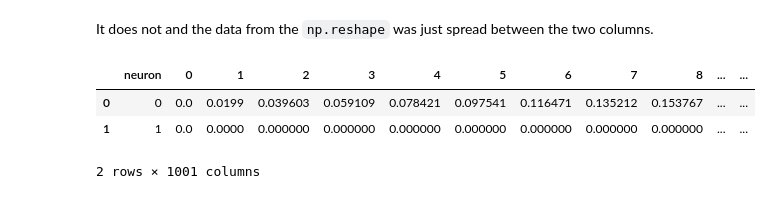
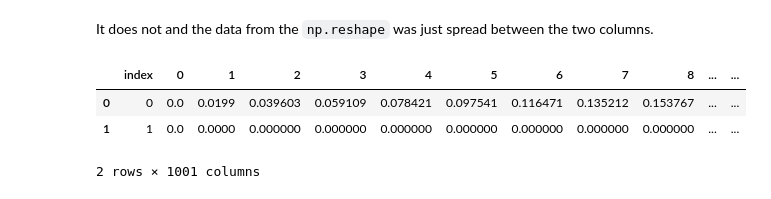
Before and after one commit to linusconrad/neurodynamics-learning, a Jupyter notebook: Linus-neurodyn-notes.ipynb, the cells around one changed output. Cells and saved outputs as stored; diff of their text form; code cells hidden in the pictures.

```diff
--- a/Linus-neurodyn-notes.ipynb
+++ b/Linus-neurodyn-notes.ipynb
@@ -680,21 +680,21 @@ sns.scatterplot(x = 't_ms', y = 'neuron', data = tidy_spike(Mnew), alpha = 0.5,
 # Synapses
 # %%
 start_scope()
-
+del(tau)
 eqs = '''
-dv/dt = (asym-v)/tau : 1
-asym : 1
-taun : second
+dv/dt = (I-v)/tau : 1
+I : 1
+tau : second
 '''
 G = NeuronGroup(2, eqs, threshold='v>1', reset='v = 0', method='exact')
-G.asym = [2, 0]
-G.taun = [10, 100]*ms
+G.I = [2, 0]
+G.tau = [10, 100]*ms
 
 # Comment these two lines out to see what happens without Synapses
 S = Synapses(G, G, on_pre='v_post += 0.2')
 S.connect(i=0, j=1)
 
-Mstate = StateMonitor(G, 'v', record=True)
+M = StateMonitor(G, 'v', record=True)
 
 run(100*ms)
 # %% [markdown]
@@ -753,12 +753,12 @@ It does not and the data from the `np.reshape` was just spread between the two c
 # %%
 # Its stored per row so we should be able to make a frame without reshaping
 # reshape and make a frame
-test = pd.DataFrame(np.array(Mstate.v))
-test.index.name = 'neuron'
+test = pd.DataFrame(np.array(M.v))
+#test.index.name = 'neuron'
 test.reset_index(inplace=True)
 test
 # %% [output]
-|  | neuron | 0 | 1 | 2 | 3 | 4 | 5 | 6 | 7 | 8 | ... | ... |
+|  | index | 0 | 1 | 2 | 3 | 4 | 5 | 6 | 7 | 8 | ... | ... |
 | 0 | 0 | 0.0 | 0.0199 | 0.039603 | 0.059109 | 0.078421 | 0.097541 | 0.116471 | 0.135212 | 0.153767 | ... | ... |
 | 1 | 1 | 0.0 | 0.0000 | 0.000000 | 0.000000 | 0.000000 | 0.000000 | 0.000000 | 0.000000 | 0.000000 | ... | ... |
 2 rows × 1001 columns
```
Also changed, not shown: parts of 24 cells of this notebook, 2 other files.
